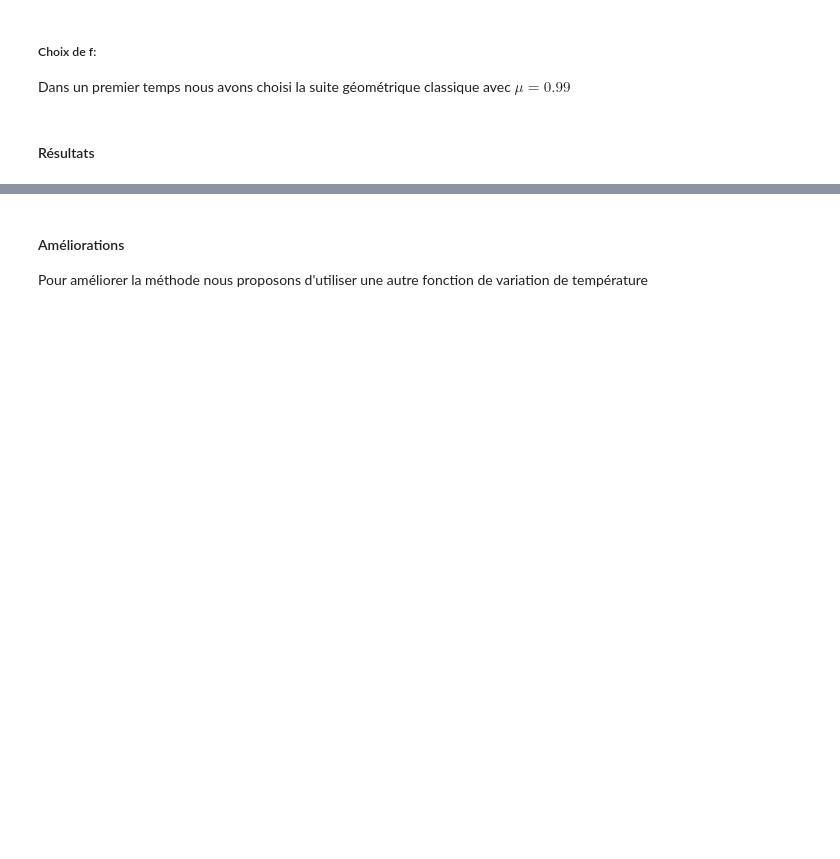
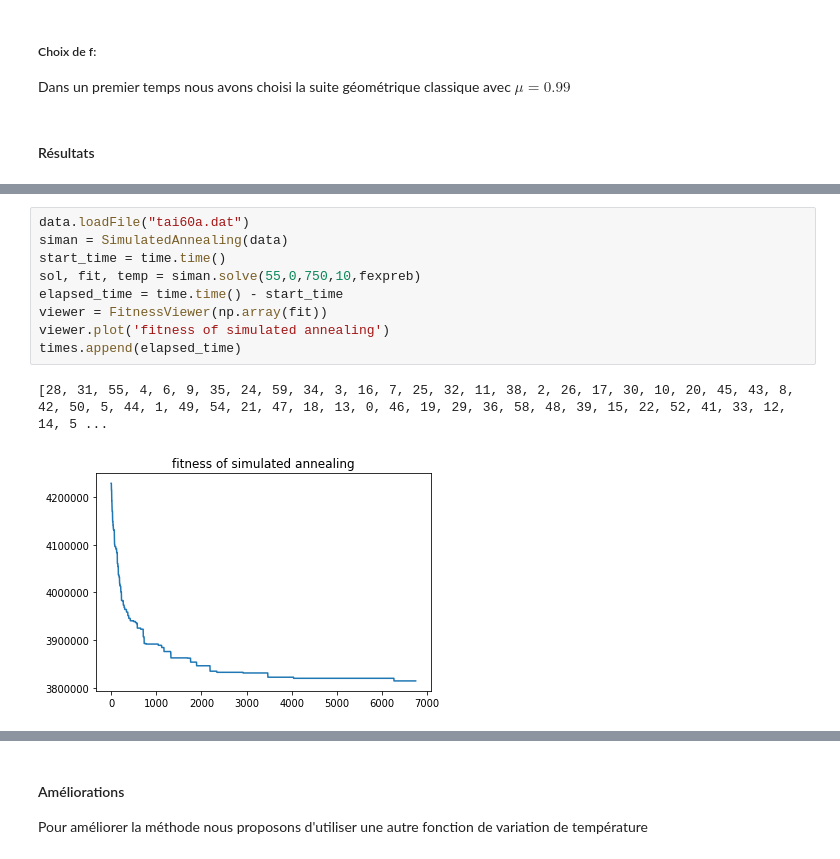
Before and after one commit to M-Garrigues/Quadratic-Assignment-Problem, a Jupyter notebook: notebooks/Taixxa.ipynb, the cells around one changed output, grey strips where cells are left out. Cells and saved outputs as stored; diff of their text form; blank space fills up the shorter version.

```diff
--- a/notebooks/Taixxa.ipynb
+++ b/notebooks/Taixxa.ipynb
@@ -250,0 +269,12 @@ viewer.plot('fitness of simulated annealing by changes of value at same temperat
+# %%
+data.loadFile("tai60a.dat")
+siman = SimulatedAnnealing(data)
+start_time = time.time()
+sol, fit, temp = siman.solve(55,0,750,10,fexpreb)
+elapsed_time = time.time() - start_time
+viewer = FitnessViewer(np.array(fit))
+viewer.plot('fitness of simulated annealing')
+times.append(elapsed_time)
+# %% [output]
+[28, 31, 55, 4, 6, 9, 35, 24, 59, 34, 3, 16, 7, 25, 32, 11, 38, 2, 26, 17, 30, 10, 20, 45, 43, 8, 42, 50, 5, 44, 1, 49, 54, 21, 47, 18, 13, 0, 46, 19, 29, 36, 58, 48, 39, 15, 22, 52, 41, 33, 12, 14, 5 ...
+[figure, added]
```
Also changed, not shown: parts of 20 cells of this notebook.
